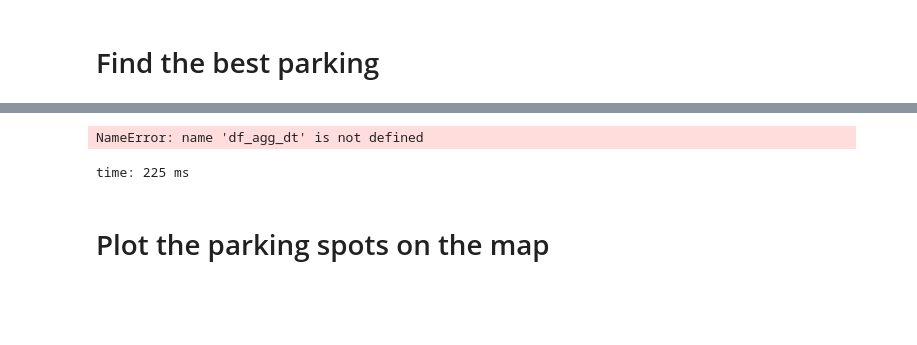
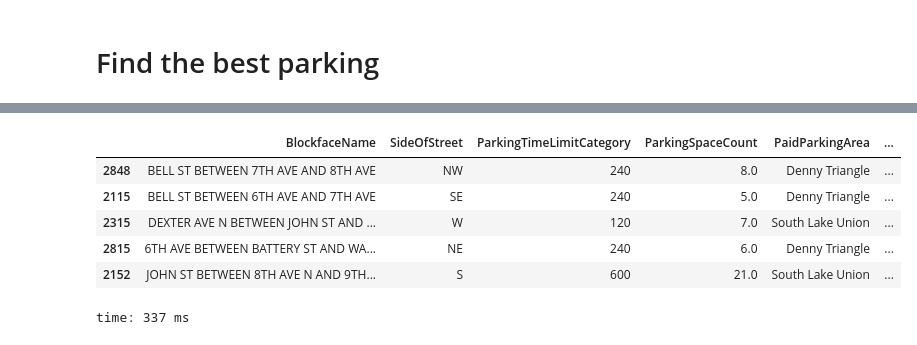
Before and after one commit to drabastomek/rapids-notebooks, a Jupyter notebook: codes/rapids_seattleParking.ipynb, the cells around one changed output, grey strips where cells are left out. Drawn from its saved outputs; the diff is of its cells as text; code cells hidden in the pictures; blank space fills up the shorter version.

```diff
--- a/codes/rapids_seattleParking.ipynb
+++ b/codes/rapids_seattleParking.ipynb
@@ -295,7 +283,7 @@ def calcMean(AvgOccupancy, ParkingSpaceCount, MeanOccupancy):
 
 df_agg_dt = (
     df
-    .groupby(['SourceElementKey', 'DayOfWeek','hour'])
+    .groupby(['SourceElementKey', 'dow','hour'])
     .agg({
           'ParkingSpaceCount': 'count'
         , 'AvgOccupancy': 'sum'
@@ -396,16 +358,19 @@ time: 379 ms
 # %%
 # get only meters within 1000 ft
 closest = locations.query('Distance < 1000')
 
-closest = closest.merge(df_agg_dt, how='inner', on=['SourceElementKey']).query('DayOfWeek == 3 and hour == 13')
+closest = closest.merge(df_agg_dt, how='inner', on=['SourceElementKey']).query('dow == 3 and hour == 13')
 closest = closest.sort_values(by='MeanOccupancy')
 
 closest_host = closest[['BlockfaceName', 'SideOfStreet',
        'ParkingTimeLimitCategory', 'ParkingSpaceCount', 'PaidParkingArea',
-       'PaidParkingSubArea', 'ParkingCategory', 'Location', 'Distance', 'DayOfWeek', 'hour', 'MeanOccupancy', 'longitude', 'latitude']].head().to_pandas()
+       'PaidParkingSubArea', 'ParkingCategory', 'Location', 'Distance', 'dow', 'hour', 'MeanOccupancy', 'longitude', 'latitude']].head().to_pandas()
 closest_host
 # %% [output]
+|  | BlockfaceName | SideOfStreet | ParkingTimeLimitCategory | ParkingSpaceCount | PaidParkingArea | ... |
+| 2848 | BELL ST BETWEEN 7TH AVE AND 8TH AVE | NW | 240 | 8.0 | Denny Triangle | ... |
+| 2115 | BELL ST BETWEEN 6TH AVE AND 7TH AVE | SE | 240 | 5.0 | Denny Triangle | ... |
+| 2315 | DEXTER AVE N BETWEEN JOHN ST AND ... | W | 120 | 7.0 | South Lake Union | ... |
+| 2815 | 6TH AVE BETWEEN BATTERY ST AND WA... | NE | 240 | 6.0 | Denny Triangle | ... |
+| 2152 | JOHN ST BETWEEN 8TH AVE N AND 9TH... | S | 600 | 21.0 | South Lake Union | ... |
-NameError: name 'df_agg_dt' is not defined
+time: 337 ms
-time: 225 ms
-# %% [markdown]
-# Plot the parking spots on the map
```
Also changed, not shown: parts of 30 cells of this notebook.
